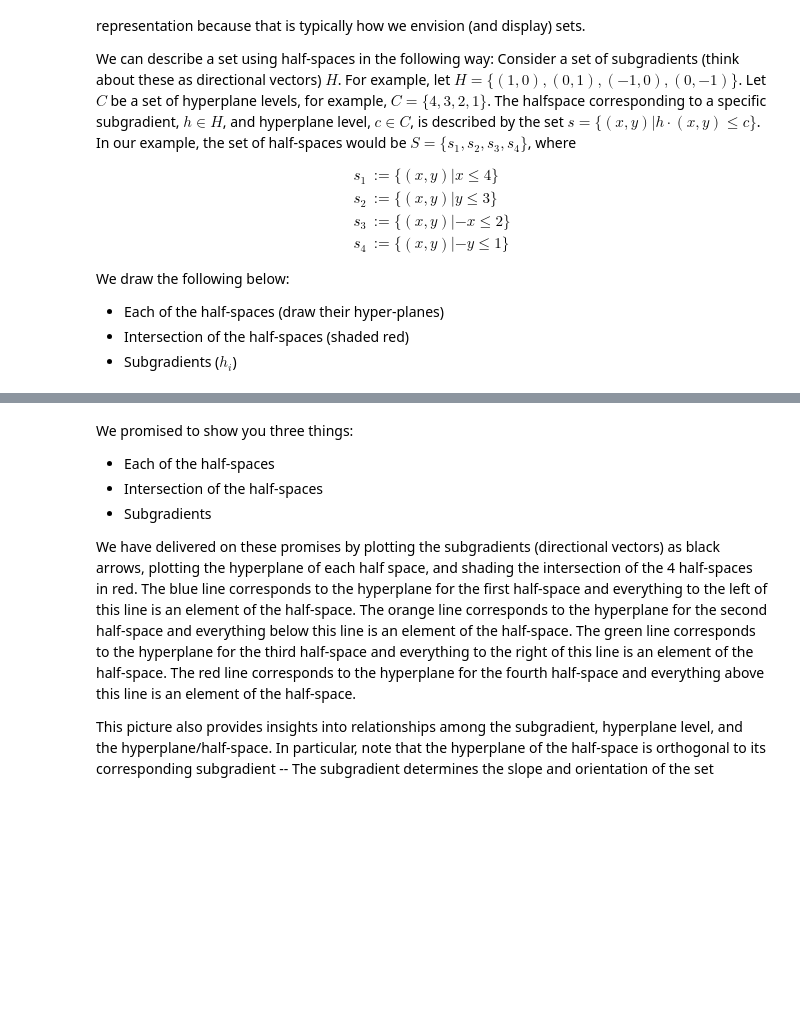
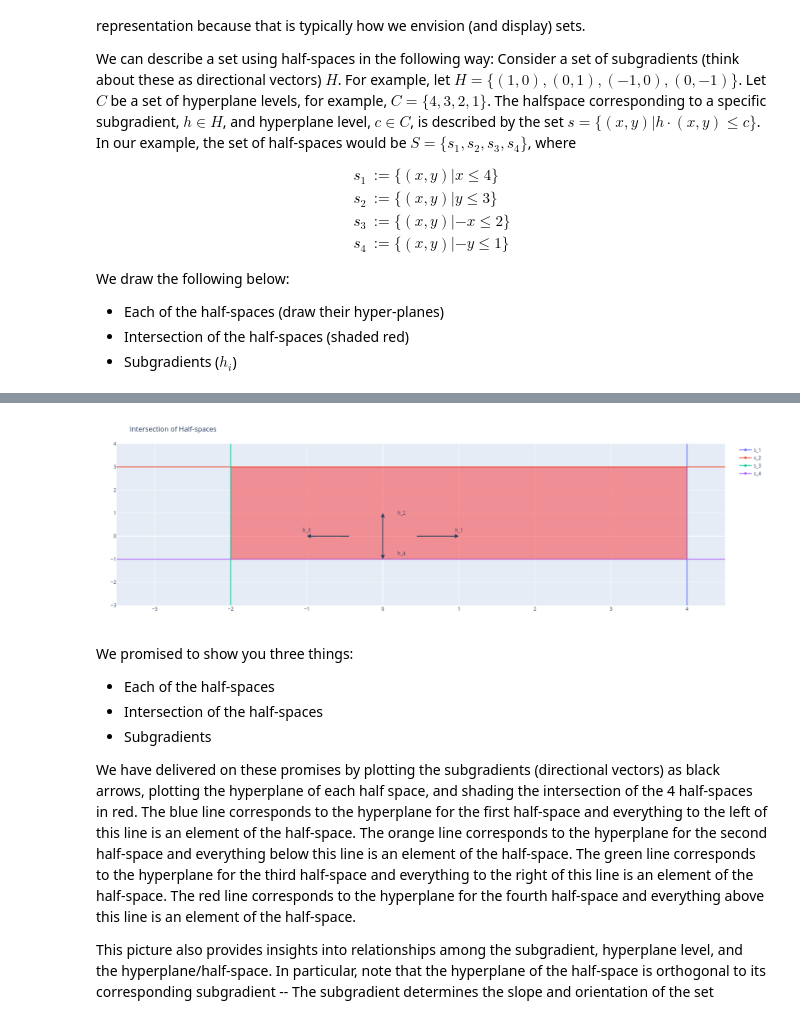
Before and after one commit to QuantEcon/QuantEcon.notebooks, a Jupyter notebook: recursive_repeated_games.ipynb, the cells around one changed output, grey strips where cells are left out. Drawn from its saved outputs; the diff is of its cells as text; code cells hidden in the pictures; blank space fills up the shorter version.

```diff
--- a/recursive_repeated_games.ipynb
+++ b/recursive_repeated_games.ipynb
@@ -292,7 +294,7 @@ We draw the following below:
   * Subgradients ($h_i$)
 # %%
 n = 2
-ls_m5_p5 = linspace(-5, 5, n)
+ls_m5_p5 = range(-5, stop=5, length=n)
 
 # Build traces
 t_s1 = scatter(;x=fill(4, n), y=ls_m5_p5, name="s_1")
@@ -328,3 +329,4 @@ plot([t_s1, t_s2, t_s3, t_s4], l)
+[figure, added]
 # %% [markdown]
 We promised to show you three things:
   * Each of the half-spaces
```
Also changed, not shown: parts of 10 cells of this notebook.
